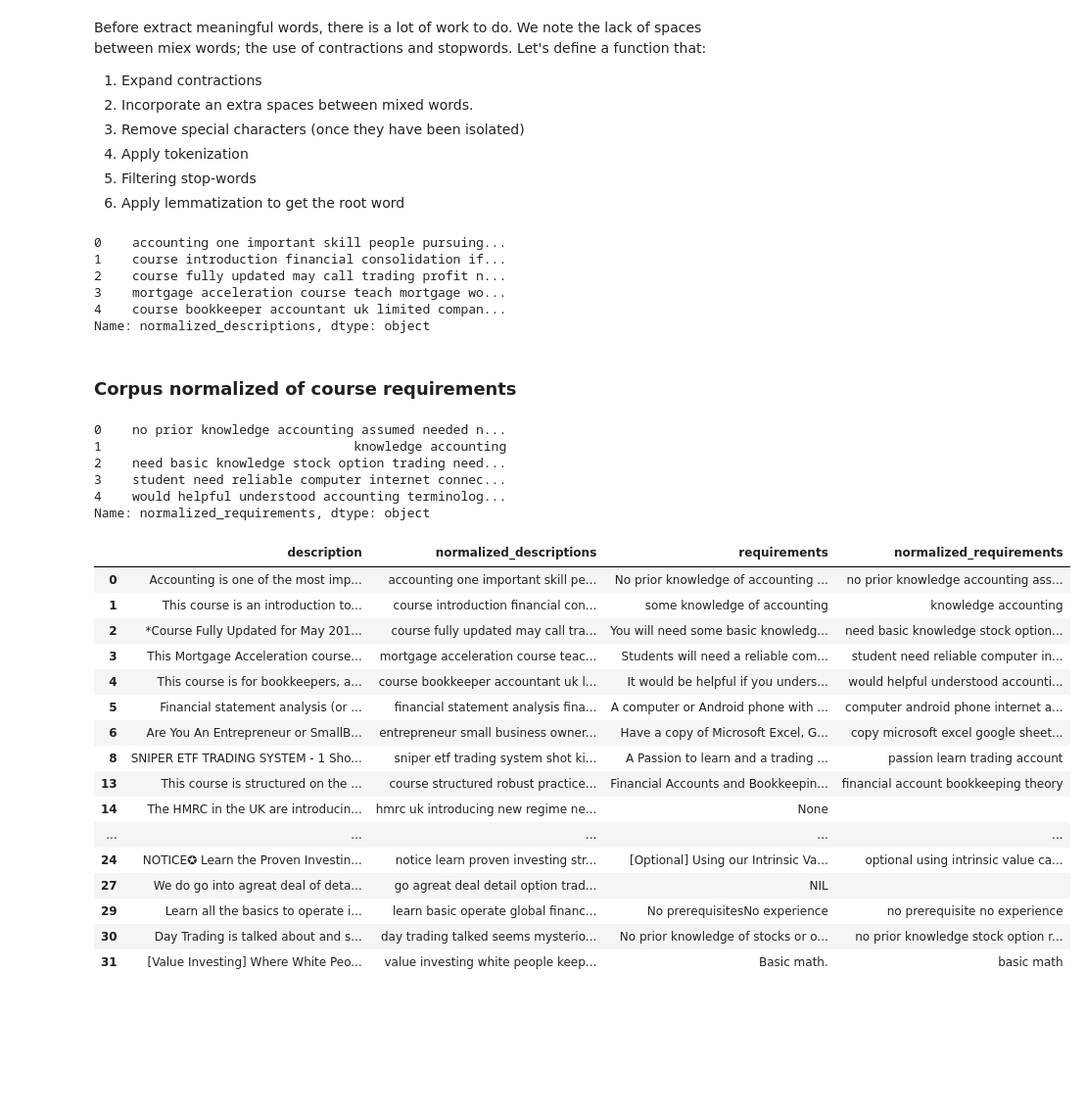
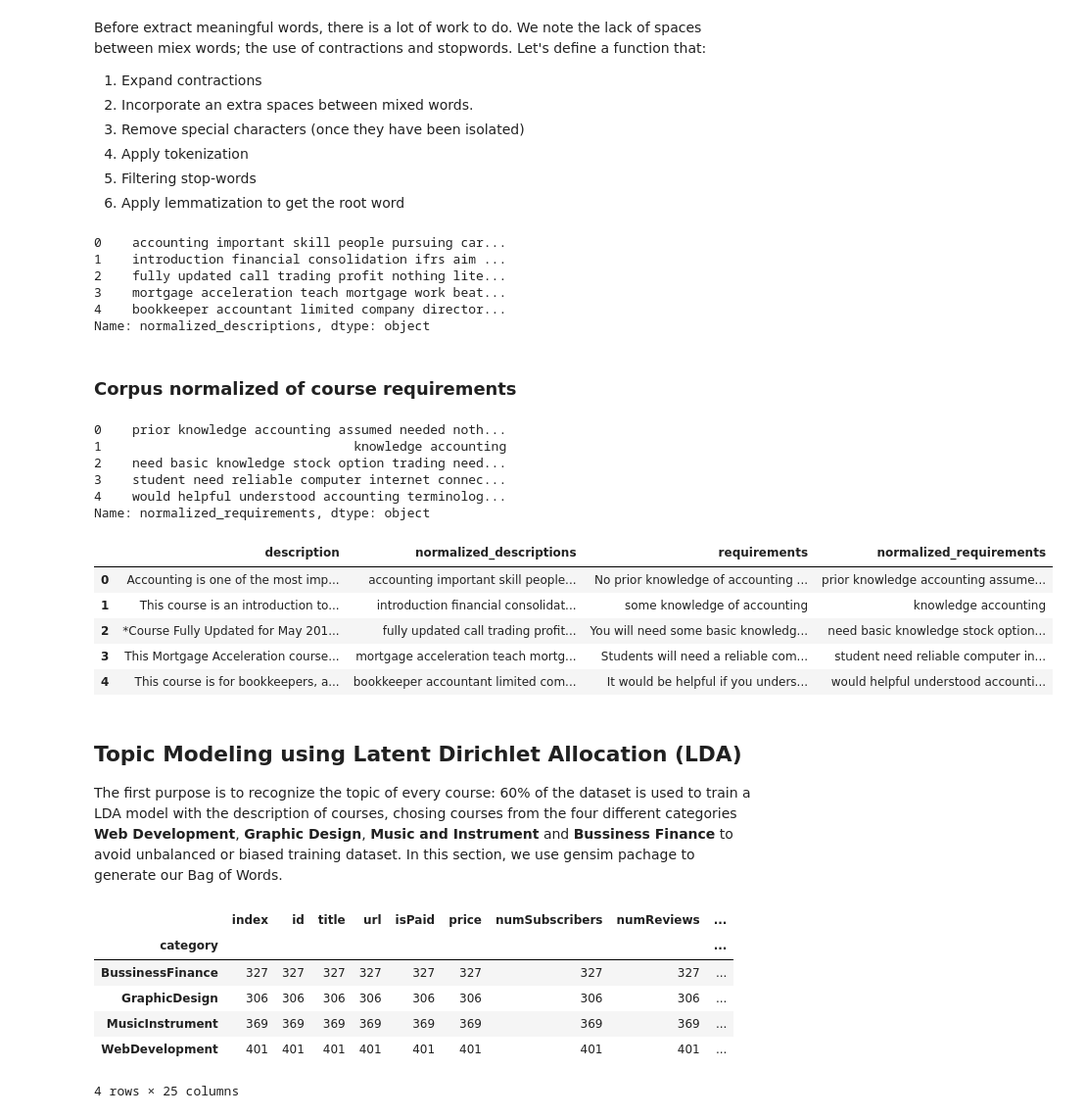
Before and after one commit to Daesparz/analysis_udemy_courses, a Jupyter notebook: Data_analysis/web_scraping_pipeline_Part3.ipynb, the cells around one changed output. Shown at 98% size. Drawn from its saved outputs; the diff is of its cells as text; code cells hidden in the pictures; blank space fills up the shorter version.

Commit message:
lda to bag of words and tf-idf vectorizer. Adding display tools to see the topic modeling, measure perplexity and coherence

```diff
--- a/Data_analysis/web_scraping_pipeline_Part3.ipynb
+++ b/Data_analysis/web_scraping_pipeline_Part3.ipynb
@@ -114,0 +124,6 @@ Building **expandContractions** function and definition of stop words vector:
+# %%
+def english_detection(string):
+    if detect(string) == 'en':
+        return True
+    else:
+        return False
@@ -164,6 +181,9 @@ def corpus_normalization(original_text, stop_words, wordlist=False):
     pattern = '[a-z][A-Z]'
     # Return empty string if input is not string, np.nan, None
     if (original_text is None) or (type(original_text) is not str) or (original_text in ['None', 'NIL']):
+        return ''
+    # Return empty string if input is a non-english string:
+    elif english_detection(original_text) is False:
         return ''
     else:
         text = re.sub(r'’',"'", original_text)
@@ -183,25 +203,25 @@ def corpus_normalization(original_text, stop_words, wordlist=False):
         text_filtered  = text_filtered.lower()
         # Tokenization to filter stopwords and retrieve roots from derivated words
         tokens = wpt.tokenize(text_filtered)
-        words_lem = [lemmatizer.lemmatize(word) for word in tokens if lemmatizer.lemmatize(word) not in stop_words]
+        words_lem = [lemmatizer.lemmatize(word) for word in tokens if lemmatizer.lemmatize(word) not in stop_words and len(word) > 3]
         if wordlist:
             return words_lem
         text_norm = ' '.join(words_lem)
 
     return text_norm
 # %%
-stop_words = set(stopwords.words('english'))
-# stop_words.extend(['from', 'subject', 're', 'edu', 'use'])
+stop_words = stopwords.words('english')
+stop_words.extend(['udemy', 'course', 'school', 'lesson', 'ucstrong', 'rating', 'time', 'html'])
 # %%
 df_courseSampling['normalized_descriptions'] = df_courseSampling.description.apply(corpus_normalization, stop_words=stop_words)
 # %%
 df_courseSampling['normalized_descriptions'].head()
 # %% [output]
-0    accounting one important skill people pursuing...
-1    course introduction financial consolidation if...
-2    course fully updated may call trading profit n...
-3    mortgage acceleration course teach mortgage wo...
-4    course bookkeeper accountant uk limited compan...
+0    accounting important skill people pursuing car...
+1    introduction financial consolidation ifrs aim ...
+2    fully updated call trading profit nothing lite...
+3    mortgage acceleration teach mortgage work beat...
+4    bookkeeper accountant limited company director...
 Name: normalized_descriptions, dtype: object
 # %% [markdown]
 ### Corpus normalized of course requirements
@@ -213,29 +233,18 @@ df_courseSampling['normalized_requirements'] = df_courseSampling.requirements.ap
 # %%
 df_courseSampling['normalized_requirements'].head()
 # %% [output]
-0    no prior knowledge accounting assumed needed n...
+0    prior knowledge accounting assumed needed noth...
 1                                 knowledge accounting
 2    need basic knowledge stock option trading need...
 3    student need reliable computer internet connec...
 4    would helpful understood accounting terminolog...
 Name: normalized_requirements, dtype: object
 # %%
-df_courseSampling.loc[:, ['description', 'normalized_descriptions', 'requirements', 'normalized_requirements']].head(20)
+df_courseSampling.loc[:, ['description', 'normalized_descriptions', 'requirements', 'normalized_requirements']].head()
 # %% [output]
 |  | description | normalized_descriptions | requirements | normalized_requirements |
-| 0 | Accounting is one of the most imp... | accounting one important skill pe... | No prior knowledge of accounting ... | no prior knowledge accounting ass... |
-| 1 | This course is an introduction to... | course introduction financial con... | some knowledge of accounting | knowledge accounting |
-| 2 | *Course Fully Updated for May 201... | course fully updated may call tra... | You will need some basic knowledg... | need basic knowledge stock option... |
-| 3 | This Mortgage Acceleration course... | mortgage acceleration course teac... | Students will need a reliable com... | student need reliable computer in... |
-| 4 | This course is for bookkeepers, a... | course bookkeeper accountant uk l... | It would be helpful if you unders... | would helpful understood accounti... |
-| 5 | Financial statement analysis (or ... | financial statement analysis fina... | A computer or Android phone with ... | computer android phone internet a... |
-| 6 | Are You An Entrepreneur or SmallB... | entrepreneur small business owner... | Have a copy of Microsoft Excel, G... | copy microsoft excel google sheet... |
-| 8 | SNIPER ETF TRADING SYSTEM - 1 Sho... | sniper etf trading system shot ki... | A Passion to learn and a trading ... | passion learn trading account |
-| 13 | This course is structured on the ... | course structured robust practice... | Financial Accounts and Bookkeepin... | financial account bookkeeping theory |
-| 14 | The HMRC in the UK are introducin... | hmrc uk introducing new regime ne... | None |  |
-| ... | ... | ... | ... | ... |
-| 24 | NOTICE✪ Learn the Proven Investin... | notice learn proven investing str... | [Optional] Using our Intrinsic Va... | optional using intrinsic value ca... |
-| 27 | We do go into agreat deal of deta... | go agreat deal detail option trad... | NIL |  |
-| 29 | Learn all the basics to operate i... | learn basic operate global financ... | No prerequisitesNo experience | no prerequisite no experience |
-| 30 | Day Trading is talked about and s... | day trading talked seems mysterio... | No prior knowledge of stocks or o... | no prior knowledge stock option r... |
-| 31 | [Value Investing] Where White Peo... | value investing white people keep... | Basic math. | basic math |
+| 0 | Accounting is one of the most imp... | accounting important skill people... | No prior knowledge of accounting ... | prior knowledge accounting assume... |
+| 1 | This course is an introduction to... | introduction financial consolidat... | some knowledge of accounting | knowledge accounting |
+| 2 | *Course Fully Updated for May 201... | fully updated call trading profit... | You will need some basic knowledg... | need basic knowledge stock option... |
+| 3 | This Mortgage Acceleration course... | mortgage acceleration teach mortg... | Students will need a reliable com... | student need reliable computer in... |
+| 4 | This course is for bookkeepers, a... | bookkeeper accountant limited com... | It would be helpful if you unders... | would helpful understood accounti... |
@@ -241,0 +253,5 @@ df_courseSampling.loc[:, ['description', 'normalized_descriptions', 'requirement
+# %% [markdown]
+## Topic Modeling using Latent Dirichlet Allocation (LDA)
+
+The first purpose is to recognize the topic of every course: 60% of the dataset is used to train a LDA model with the description of courses, chosing courses from the four different categories **Web Development**, **Graphic Design**, **Music and Instrument** and **Bussiness Finance** to avoid unbalanced or biased training dataset.
+In this section, we use gensim pachage to generate our Bag of Words.
@@ -241,0 +260,10 @@ df_courseSampling.loc[:, ['description', 'normalized_descriptions', 'requirement
+# %%
+df_english.groupby('category').count()
+# %% [output]
+|  | index | id | title | url | isPaid | price | numSubscribers | numReviews | ... |
+| category |  |  |  |  |  |  |  |  | ... |
+| BussinessFinance | 327 | 327 | 327 | 327 | 327 | 327 | 327 | 327 | ... |
+| GraphicDesign | 306 | 306 | 306 | 306 | 306 | 306 | 306 | 306 | ... |
+| MusicInstrument | 369 | 369 | 369 | 369 | 369 | 369 | 369 | 369 | ... |
+| WebDevelopment | 401 | 401 | 401 | 401 | 401 | 401 | 401 | 401 | ... |
+4 rows × 25 columns
```
Also changed, not shown: parts of 46 cells of this notebook.
